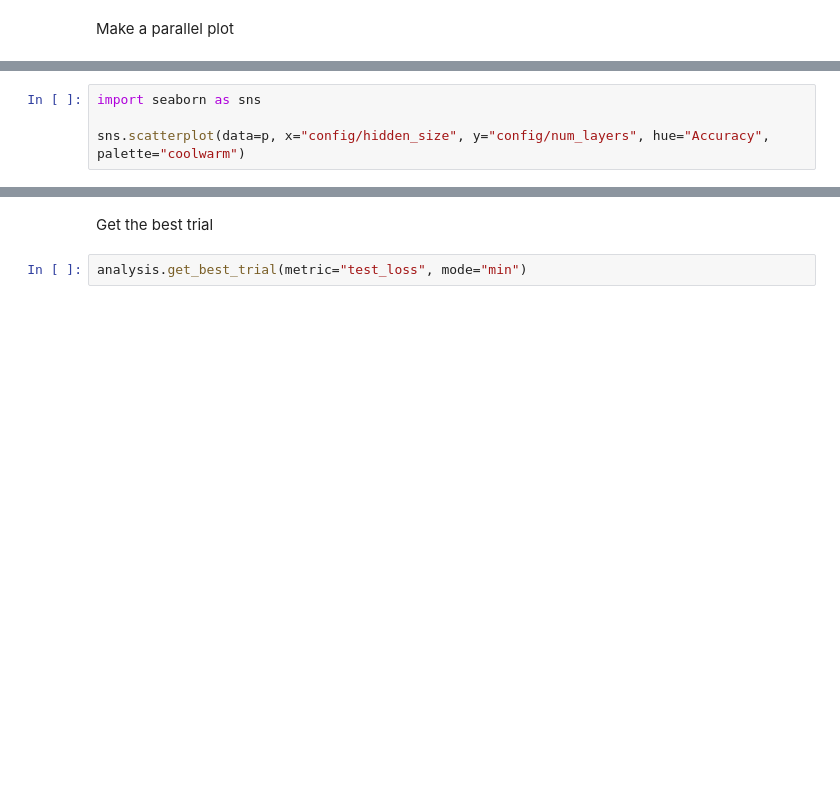
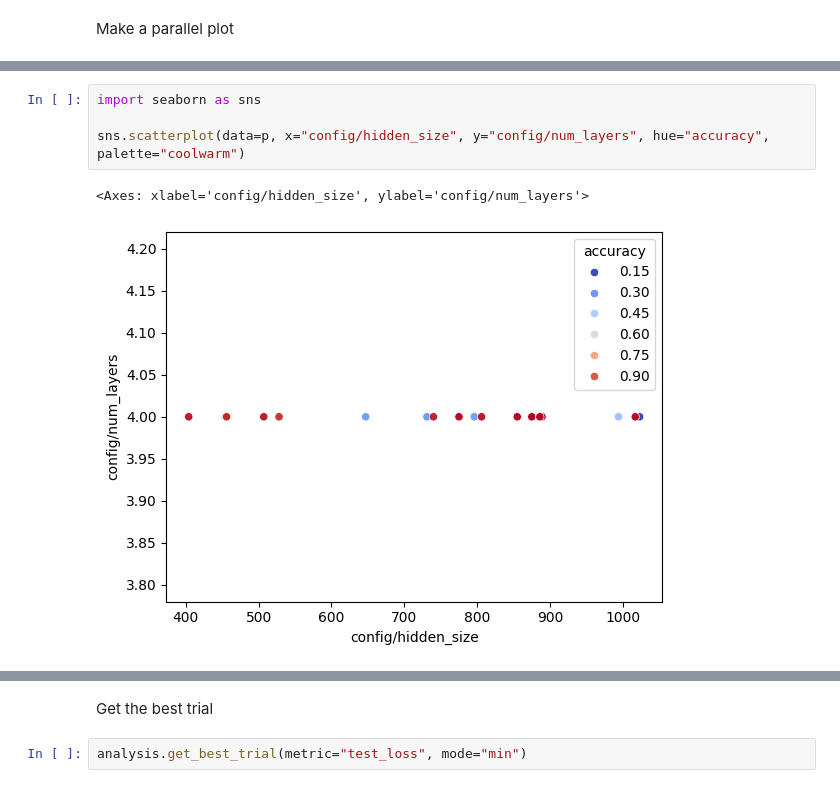
Before and after one commit to FP-byte/MADS-MachineLearning-FP, a Jupyter notebook: dev/notebooks/4_tuning_networks/03_ray.ipynb, the cells around one changed output, grey strips where cells are left out. Saved outputs shown, nothing was run; the diff lists cells and outputs as text; blank space fills up the shorter version.

```diff
--- a/dev/notebooks/4_tuning_networks/03_ray.ipynb
+++ b/dev/notebooks/4_tuning_networks/03_ray.ipynb
@@ -49,7 +108,10 @@ px.parallel_coordinates(p, color="Accuracy")
 # %%
 import seaborn as sns
 
-sns.scatterplot(data=p, x="config/hidden_size", y="config/num_layers", hue="Accuracy", palette="coolwarm")
+sns.scatterplot(data=p, x="config/hidden_size", y="config/num_layers", hue="accuracy", palette="coolwarm")
+# %% [output]
+<Axes: xlabel='config/hidden_size', ylabel='config/num_layers'>
+[figure, added]
 # %%
 import matplotlib.pyplot as plt
 cmap = sns.cubehelix_palette(as_cmap=True)
```
Also changed, not shown: parts of 13 cells of this notebook, 15 other files.
